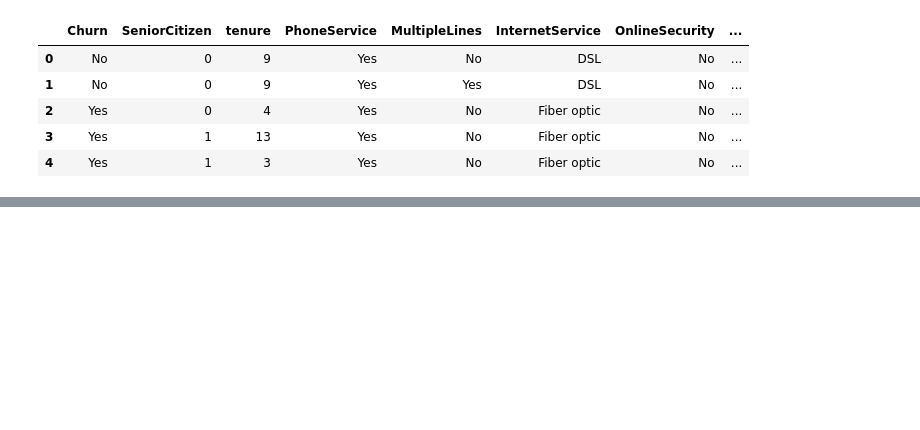
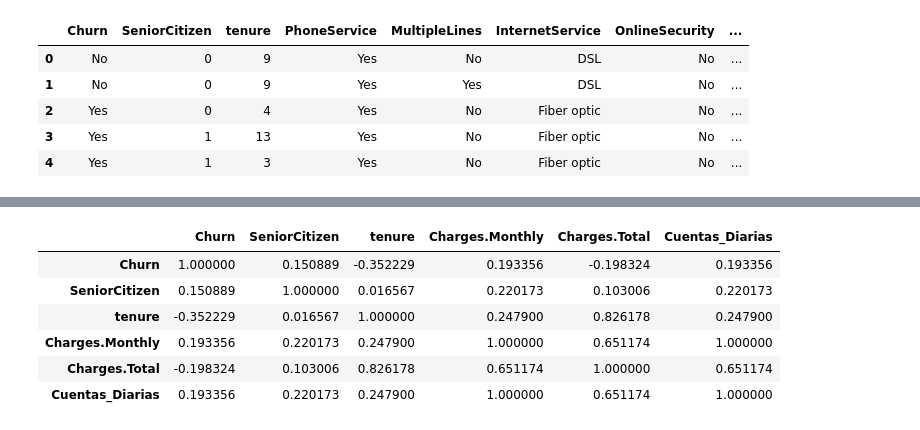
Before and after one commit to jpbasco/challengeTelecomX_Parte2, a Jupyter notebook: challengeTelecomX_Parte2.ipynb, the cells around one changed output, grey strips where cells are left out. Cells and saved outputs as stored; diff of their text form; code cells hidden in the pictures; blank space fills up the shorter version.

```diff
--- a/challengeTelecomX_Parte2.ipynb
+++ b/challengeTelecomX_Parte2.ipynb
@@ -30,0 +121,10 @@ datos.head()
+# %%
+datos.corr(method='pearson', numeric_only=True)
+# %% [output]
+|  | Churn | SeniorCitizen | tenure | Charges.Monthly | Charges.Total | Cuentas_Diarias |
+| Churn | 1.000000 | 0.150889 | -0.352229 | 0.193356 | -0.198324 | 0.193356 |
+| SeniorCitizen | 0.150889 | 1.000000 | 0.016567 | 0.220173 | 0.103006 | 0.220173 |
+| tenure | -0.352229 | 0.016567 | 1.000000 | 0.247900 | 0.826178 | 0.247900 |
+| Charges.Monthly | 0.193356 | 0.220173 | 0.247900 | 1.000000 | 0.651174 | 1.000000 |
+| Charges.Total | -0.198324 | 0.103006 | 0.826178 | 0.651174 | 1.000000 | 0.651174 |
+| Cuentas_Diarias | 0.193356 | 0.220173 | 0.247900 | 1.000000 | 0.651174 | 1.000000 |
```
Also changed, not shown: parts of 19 cells of this notebook.
